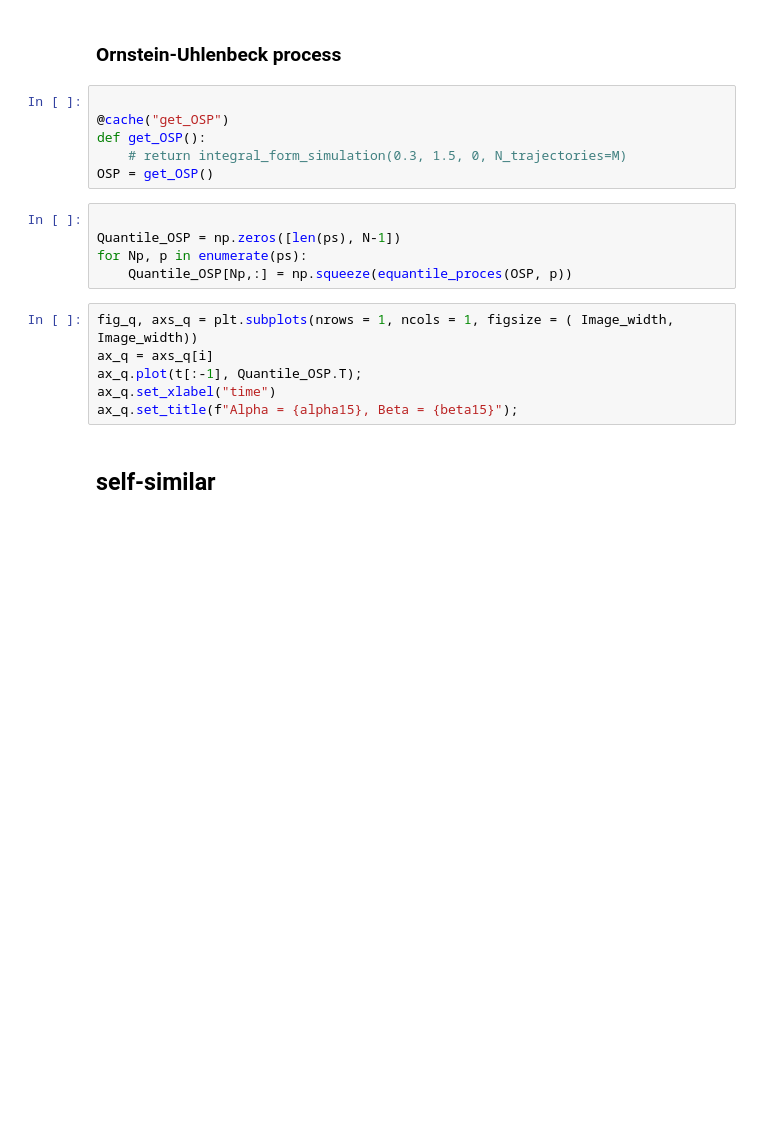
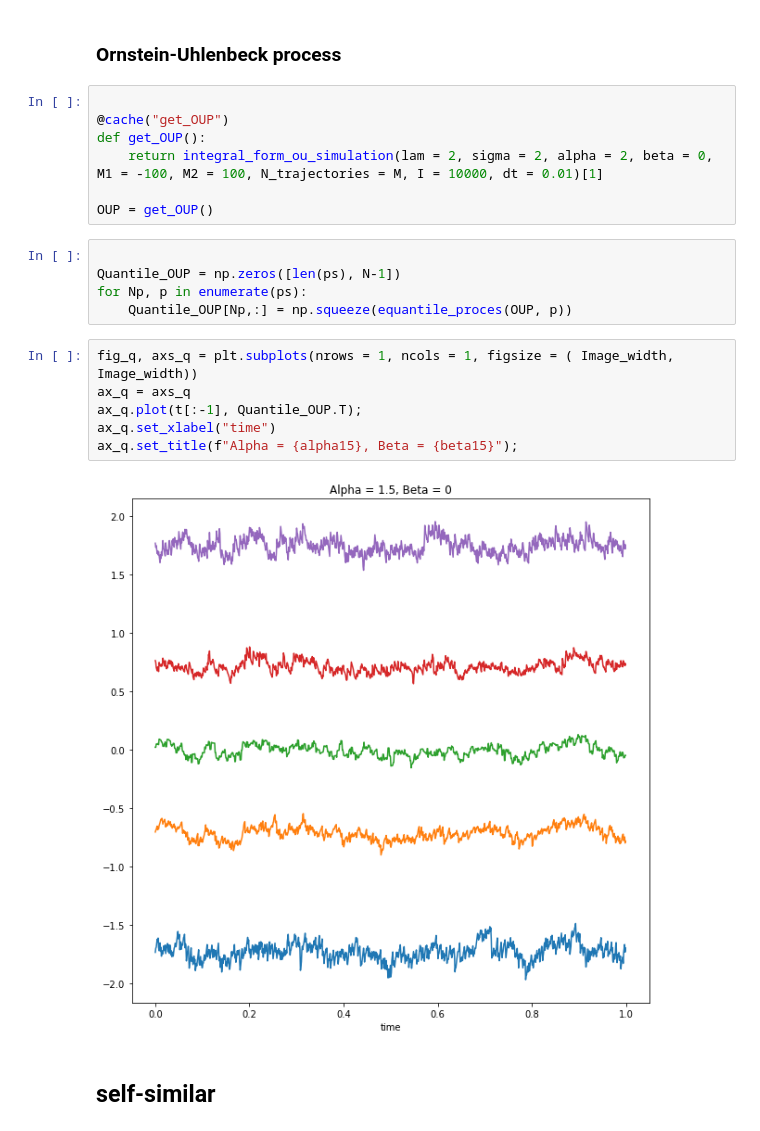
Before and after one commit to chwilko/CSoS, a Jupyter notebook: Python3/Task_list_3/Task_1.ipynb, the cells around one changed output. Cells and saved outputs as stored; diff of their text form; blank space fills up the shorter version.

```diff
--- a/Python3/Task_list_3/Task_1.ipynb
+++ b/Python3/Task_list_3/Task_1.ipynb
@@ -181,22 +194,25 @@ for i, X in enumerate([Quantile_FSM1_5_03, Quantile_FSM1_5_07]):
 # %% [markdown]
 ### Ornstein-Uhlenbeck process
-# %%
-
-@cache("get_OSP")
-def get_OSP():
-    # return integral_form_simulation(0.3, 1.5, 0, N_trajectories=M)
-OSP = get_OSP()
+# %%
+
+@cache("get_OUP")
+def get_OUP():
+    return integral_form_ou_simulation(lam = 2, sigma = 2, alpha = 2, beta = 0, M1 = -100, M2 = 100, N_trajectories = M, I = 10000, dt = 0.01)[1]
+
+OUP = get_OUP()
 # %%
 
-Quantile_OSP = np.zeros([len(ps), N-1])
+Quantile_OUP = np.zeros([len(ps), N-1])
 for Np, p in enumerate(ps):
-    Quantile_OSP[Np,:] = np.squeeze(equantile_proces(OSP, p))
+    Quantile_OUP[Np,:] = np.squeeze(equantile_proces(OUP, p))
 # %%
 fig_q, axs_q = plt.subplots(nrows = 1, ncols = 1, figsize = ( Image_width, Image_width))
-ax_q = axs_q[i]
-ax_q.plot(t[:-1], Quantile_OSP.T);
+ax_q = axs_q
+ax_q.plot(t[:-1], Quantile_OUP.T);
 ax_q.set_xlabel("time")
 ax_q.set_title(f"Alpha = {alpha15}, Beta = {beta15}");
+# %% [output]
+[figure, added]
 # %% [markdown]
 ## self-similar
 # %% [markdown]
```
Also changed, not shown: parts of 28 cells of this notebook, 5 other files.
